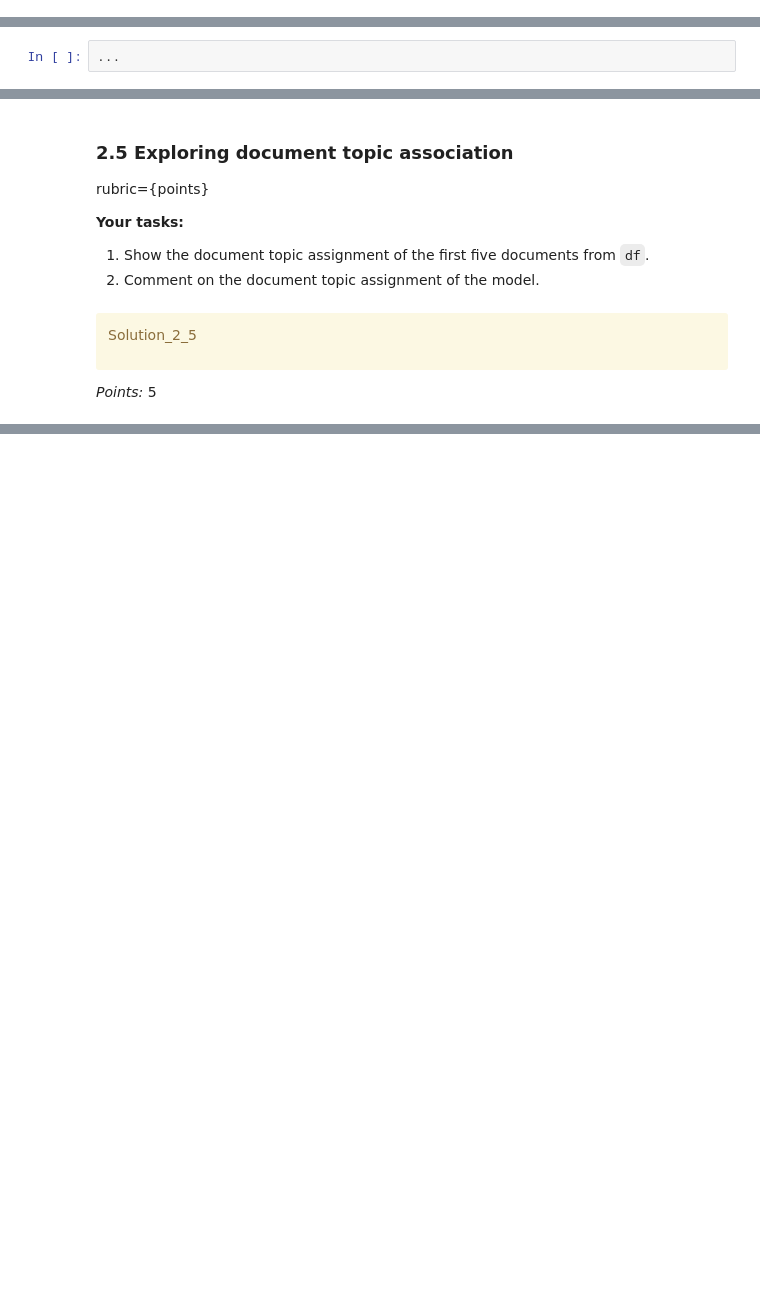
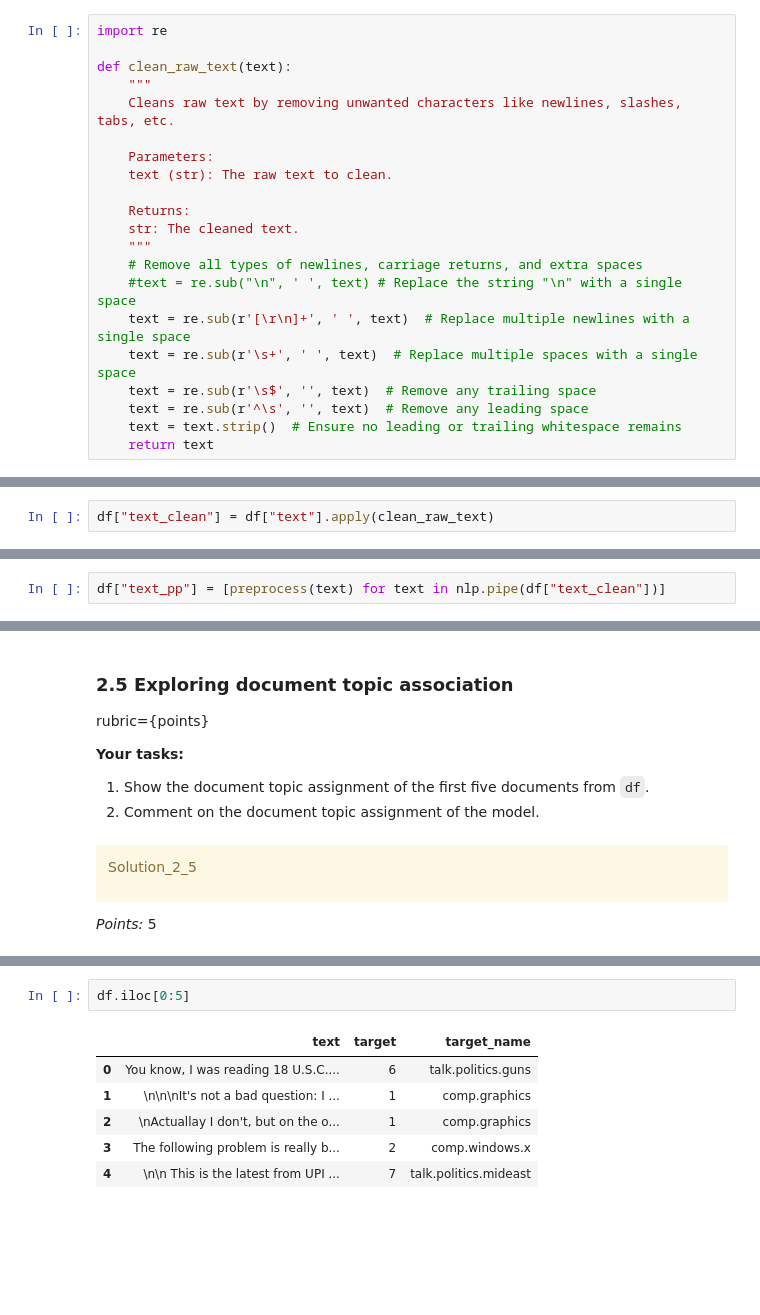
Before and after one commit to aneeshanavlakha/hw7, a Jupyter notebook: hw7.ipynb, the cells around one changed output, grey strips where cells are left out. Drawn from its saved outputs; the diff is of its cells as text; blank space fills up the shorter version.

```diff
--- a/hw7.ipynb
+++ b/hw7.ipynb
@@ -554,4 +542,25 @@ Solution_2_1
 </div>
 
 _Points:_ 8
+# %%
+import re
+
+def clean_raw_text(text):
+    """
+    Cleans raw text by removing unwanted characters like newlines, slashes, tabs, etc.
+
+    Parameters:
+    text (str): The raw text to clean.
+
+    Returns:
+    str: The cleaned text.
+    """
+    # Remove all types of newlines, carriage returns, and extra spaces
+    #text = re.sub("\n", ' ', text) # Replace the string "\n" with a single space
+    text = re.sub(r'[\r\n]+', ' ', text)  # Replace multiple newlines with a single space
+    text = re.sub(r'\s+', ' ', text)  # Replace multiple spaces with a single space
+    text = re.sub(r'\s$', '', text)  # Remove any trailing space
+    text = re.sub(r'^\s', '', text)  # Remove any leading space
+    text = text.strip()  # Ensure no leading or trailing whitespace remains
+    return text
 # %%
@@ -559,2 +610,2 @@ _Points:_ 8
 # %%
-...
+df["text_clean"] = df["text"].apply(clean_raw_text)
@@ -563,2 +612,4 @@ _Points:_ 8
+# %%
+df["text_pp"] = [preprocess(text) for text in nlp.pipe(df["text_clean"])]
 # %%
 df.iloc[2:6]
@@ -656,3 +813,12 @@ _Points:_ 5
+# %%
+df.iloc[0:5]
+# %% [output]
+|  | text | target | target_name |
+| 0 | You know, I was reading 18 U.S.C.... | 6 | talk.politics.guns |
+| 1 | \n\n\nIt's not a bad question: I ... | 1 | comp.graphics |
+| 2 | \nActuallay I don't, but on the o... | 1 | comp.graphics |
+| 3 | The following problem is really b... | 2 | comp.windows.x |
+| 4 | \n\n This is the latest from UPI ... | 7 | talk.politics.mideast |
 # %% [markdown]
 <!-- END QUESTION -->
 
```
Also changed, not shown: parts of 13 cells of this notebook.
